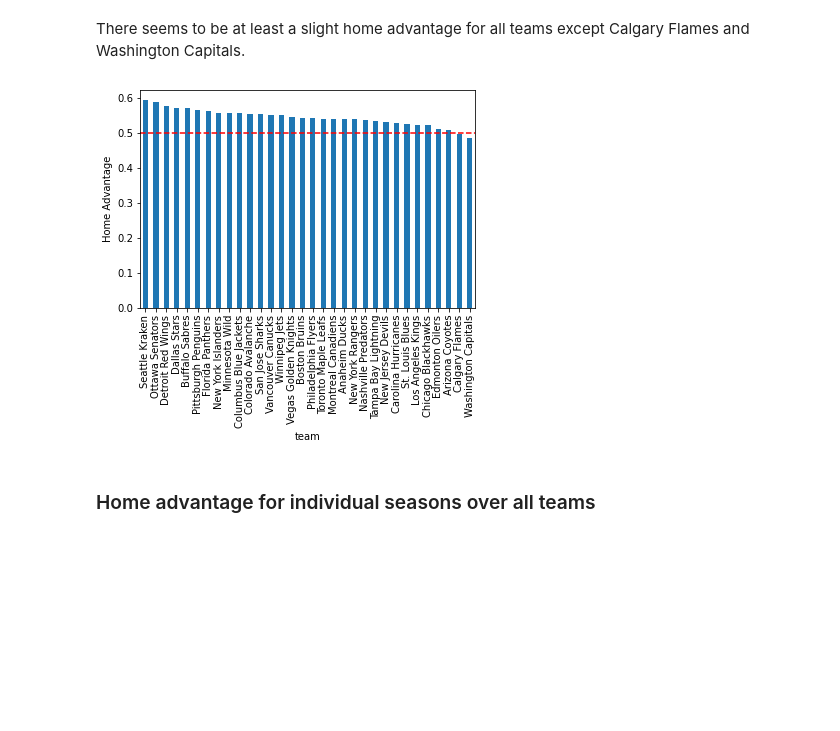
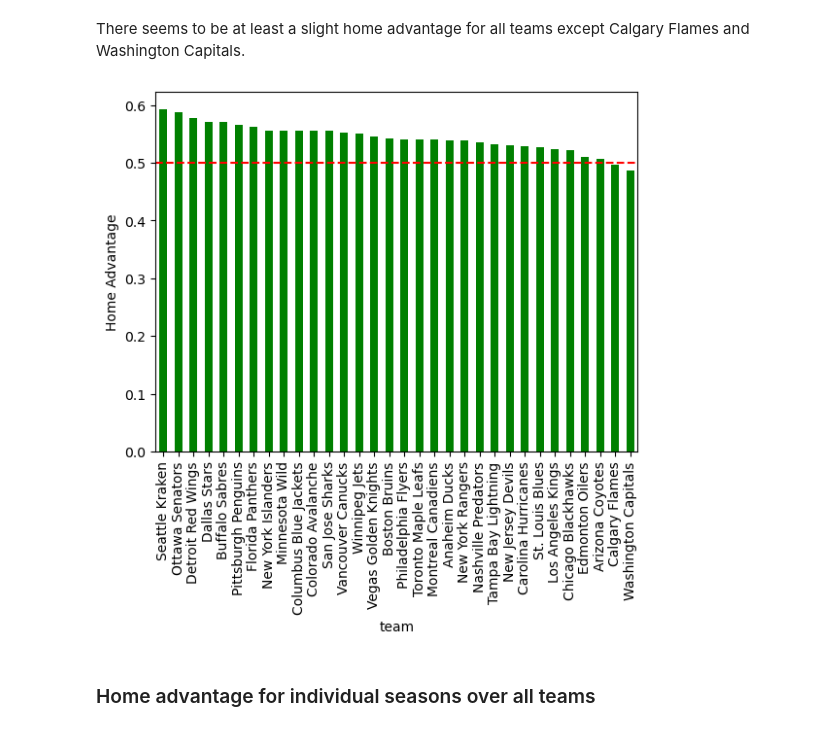
Before and after one commit to pajaKr/nhl_project, a Jupyter notebook: nhl_project.ipynb, the cells around one changed output. Saved outputs shown, nothing was run; the diff lists cells and outputs as text; code cells hidden in the pictures; blank space fills up the shorter version.

```diff
--- a/nhl_project.ipynb
+++ b/nhl_project.ipynb
@@ -137,13 +152,13 @@ home_advantages.loc[home_advantages['home_advantage'] < 0.5]
 # %% [markdown]
 There seems to be at least a slight home advantage for all teams except Calgary Flames and Washington Capitals.
 # %%
-ha = home_advantages.plot(x = 'team', legend=False, kind = "bar")
-plt.ylabel("Home Advantage")
+ha = home_advantages.plot(x = 'team', legend=False, kind = 'bar', color = 'green')
+plt.ylabel('Home Advantage')
 plt.axhline(y= 0.5,color='red', linestyle ='dashed')
 plt.xticks(rotation='vertical')
 plt.show()
 # %% [output]
-[figure, old version]
+[figure, new version]
 # %% [markdown]
 ### Home advantage for individual seasons over all teams
 # %%
```
Also changed, not shown: parts of 135 cells of this notebook.
